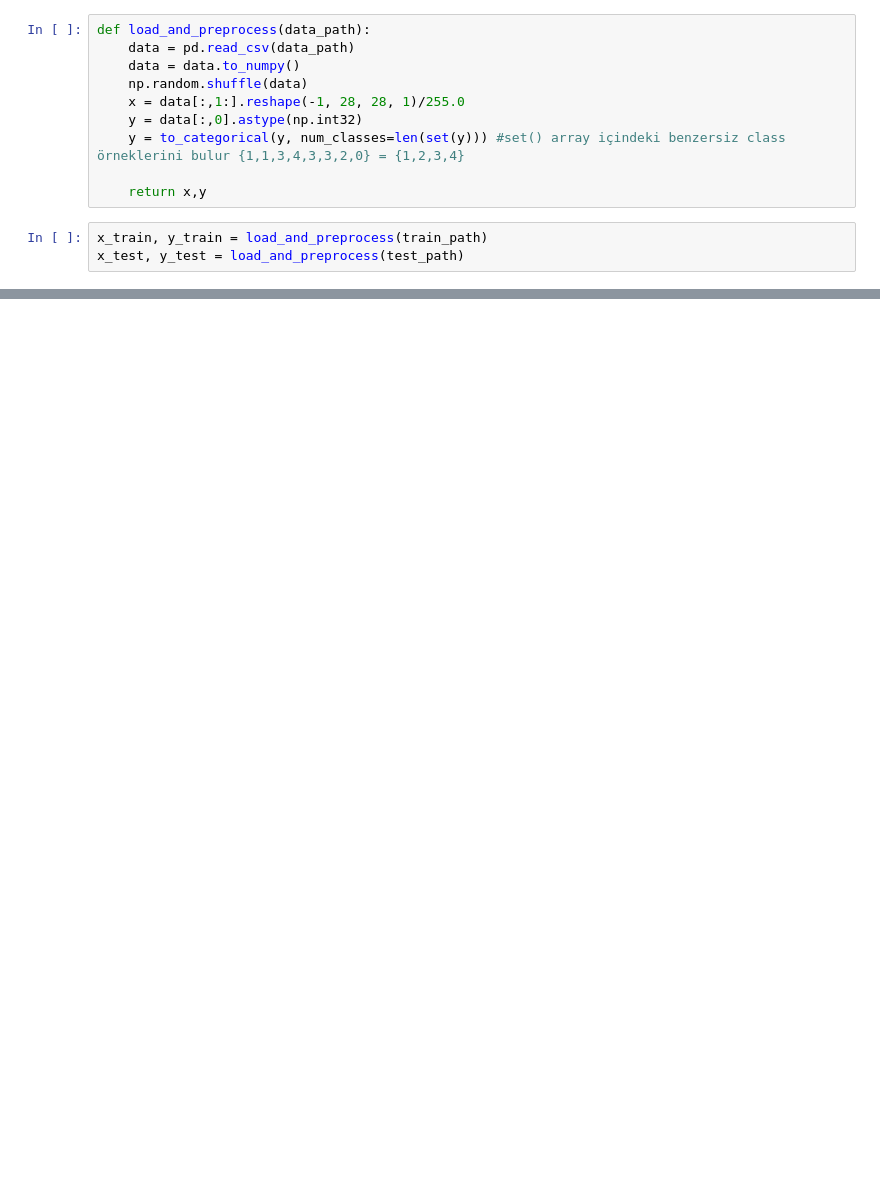
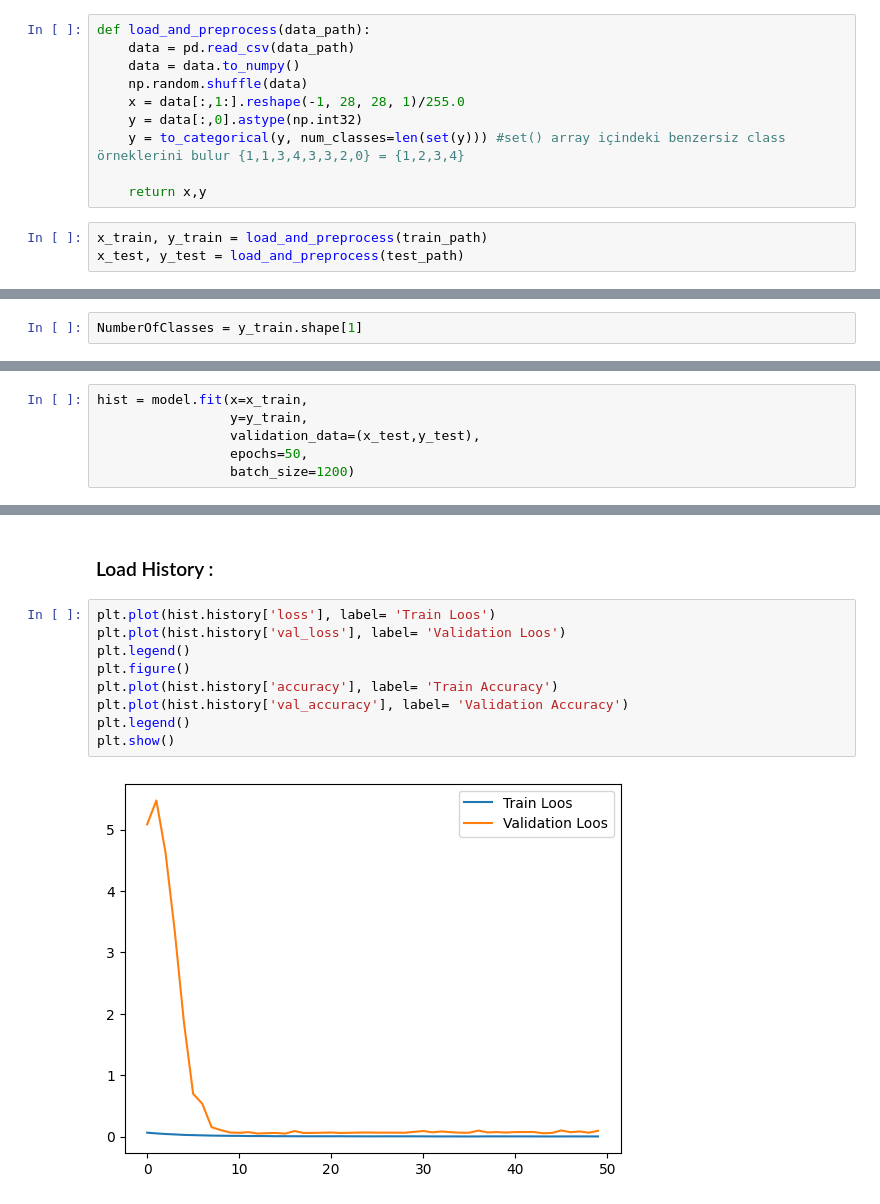
Before and after one commit to FEGE1/MNIST-CNN-DeepLearning, a Jupyter notebook: main.ipynb, the cells around one changed output, grey strips where cells are left out. Saved outputs shown, nothing was run; the diff lists cells and outputs as text; blank space fills up the shorter version.

Commit message:
%99.96 accuracy

```diff
--- a/main.ipynb
+++ b/main.ipynb
@@ -50,0 +54,2 @@ plt.show()
+# %%
+NumberOfClasses = y_train.shape[1]
@@ -50,0 +87,6 @@ plt.show()
+# %%
+hist = model.fit(x=x_train,
+                 y=y_train,
+                 validation_data=(x_test,y_test),
+                 epochs=50,
+                 batch_size=1200)
@@ -50,0 +121,13 @@ plt.show()
+# %% [markdown]
+<h3>Load History :
+# %%
+plt.plot(hist.history['loss'], label= 'Train Loos')
+plt.plot(hist.history['val_loss'], label= 'Validation Loos')
+plt.legend()
+plt.figure()
+plt.plot(hist.history['accuracy'], label= 'Train Accuracy')
+plt.plot(hist.history['val_accuracy'], label= 'Validation Accuracy')
+plt.legend()
+plt.show()
+# %% [output]
+[figure, added]
```
Also changed, not shown: parts of 9 cells of this notebook, 4 other files.
